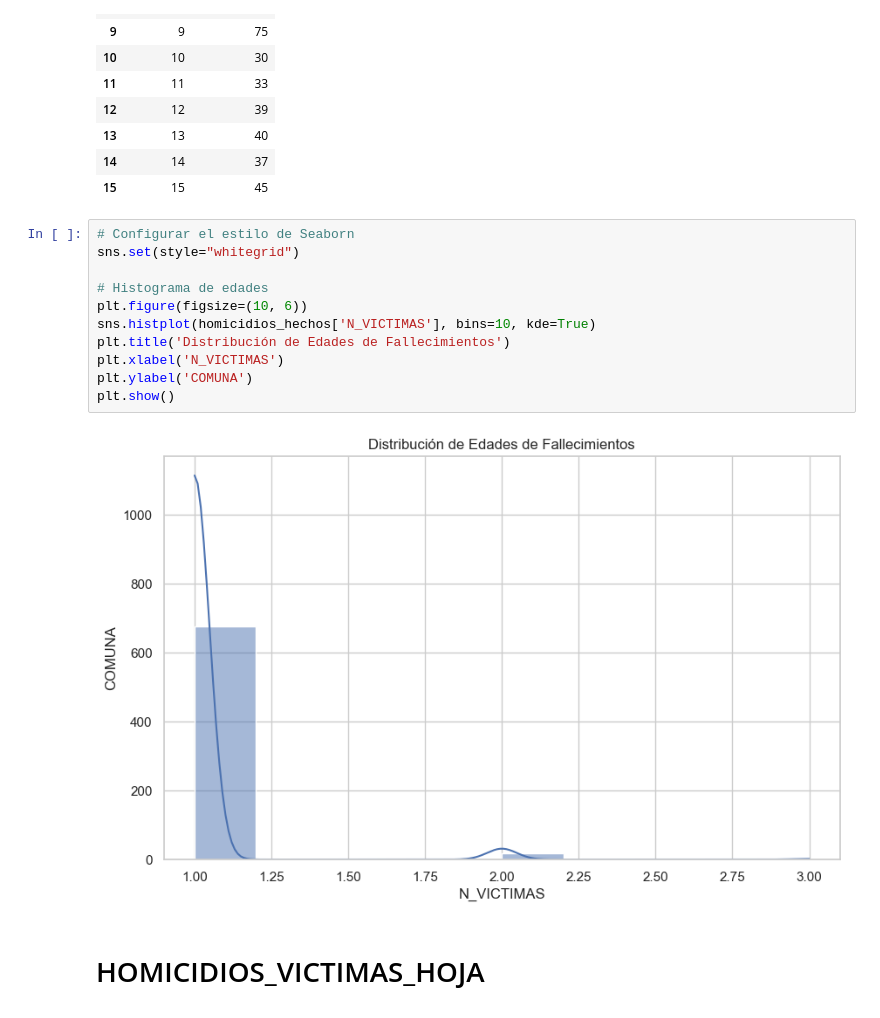
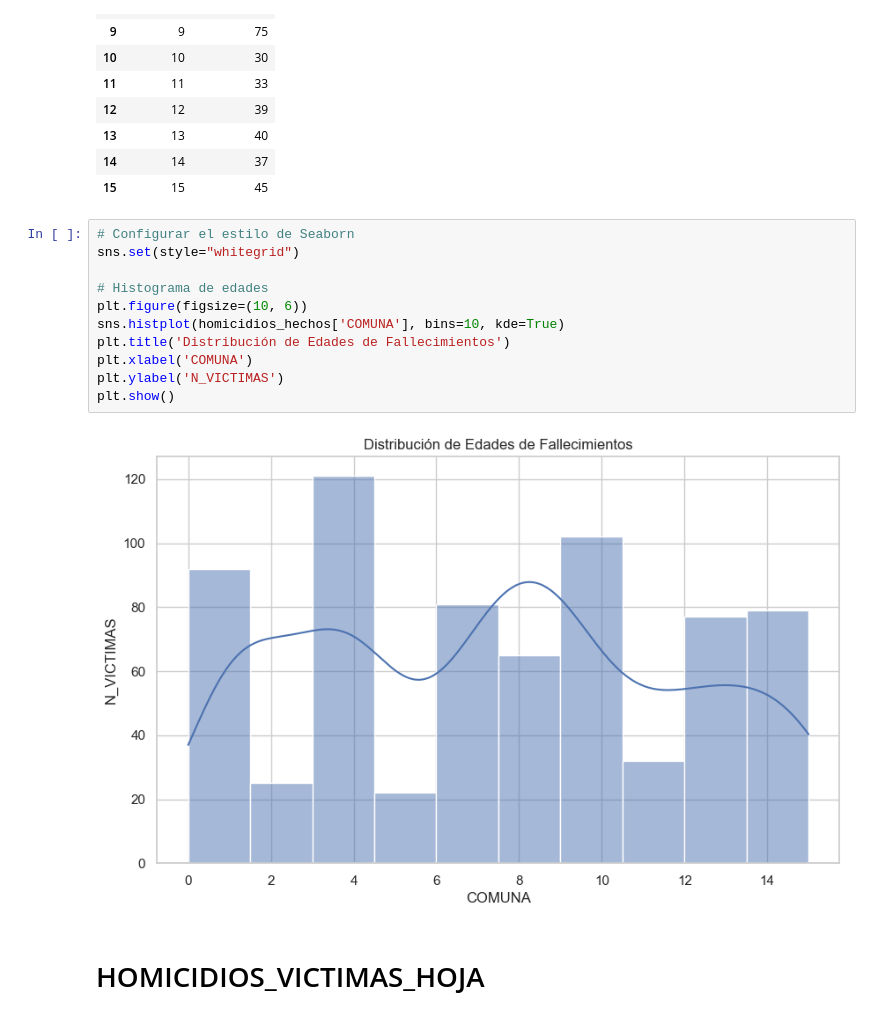
Before and after one commit to pipesito1/Proyecto_siniestros_viales, a Jupyter notebook: EDA/EDA_homicidios.ipynb, the cells around one changed output. Cells and saved outputs as stored; diff of their text form.

```diff
--- a/EDA/EDA_homicidios.ipynb
+++ b/EDA/EDA_homicidios.ipynb
@@ -155,16 +155,16 @@ homicidios_hechos_comuna
 # %%
 # Configurar el estilo de Seaborn
 sns.set(style="whitegrid")
 
 # Histograma de edades
 plt.figure(figsize=(10, 6))
-sns.histplot(homicidios_hechos['N_VICTIMAS'], bins=10, kde=True)
+sns.histplot(homicidios_hechos['COMUNA'], bins=10, kde=True)
 plt.title('Distribución de Edades de Fallecimientos')
-plt.xlabel('N_VICTIMAS')
-plt.ylabel('COMUNA')
+plt.xlabel('COMUNA')
+plt.ylabel('N_VICTIMAS')
 plt.show()
 # %% [output]
-[figure, old version]
+[figure, new version]
 # %% [markdown]
 # HOMICIDIOS_VICTIMAS_HOJA
 # %%
```
Also changed, not shown: parts of 1 cell of this notebook, 8 other files.
